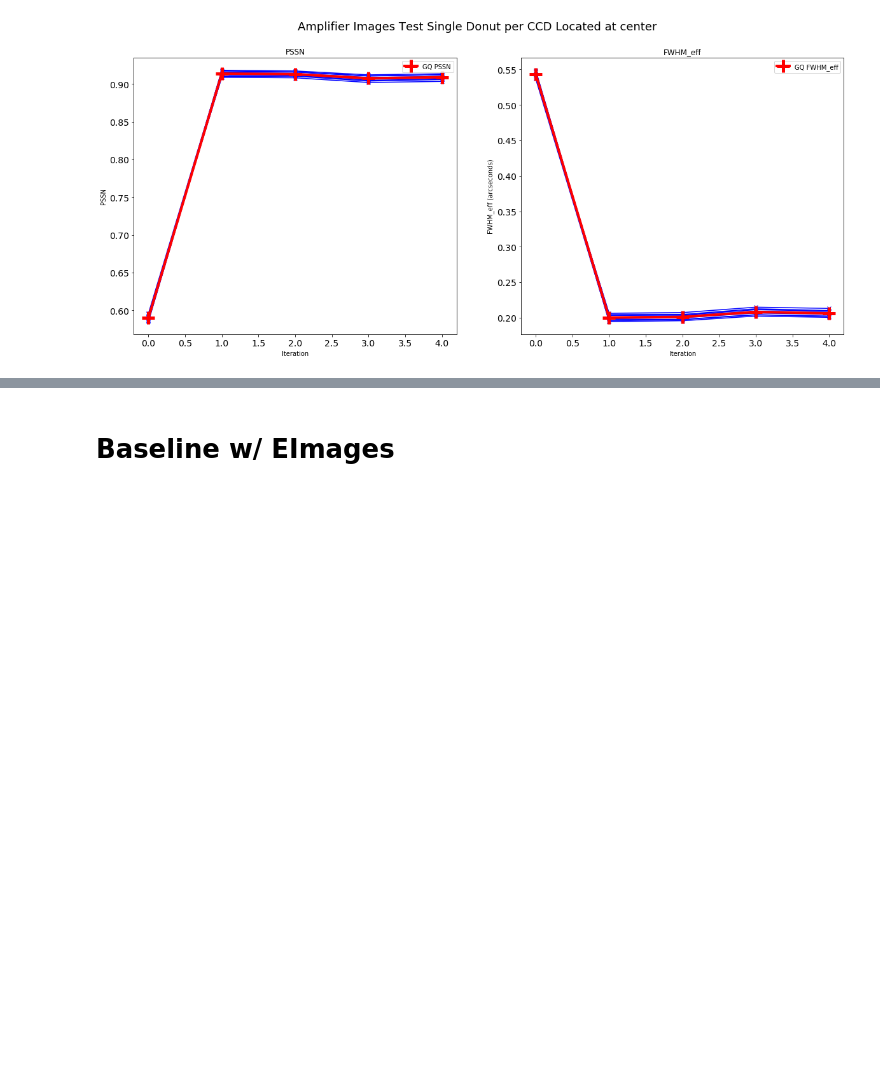
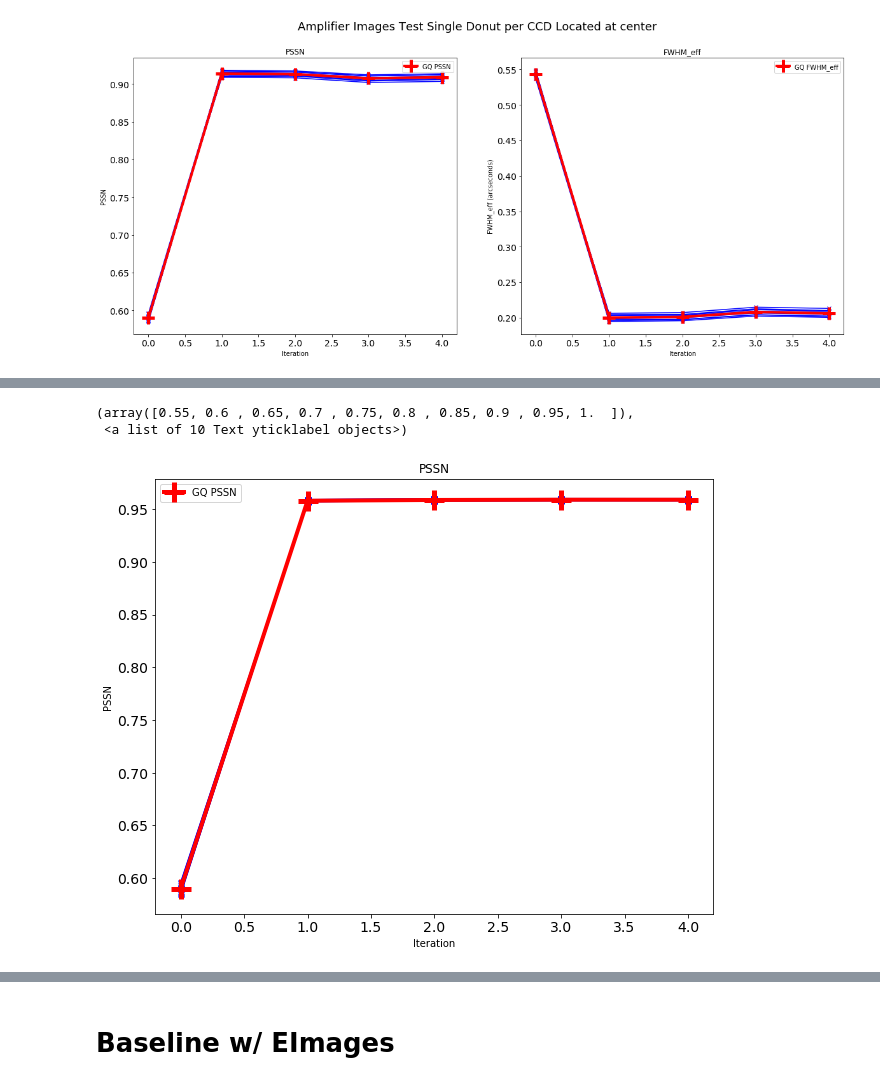
Before and after one commit to lsst-ts/ts_phosim, a Jupyter notebook: notebooks/analysis_notebooks/closeLoopResults.ipynb, the cells around one changed output, grey strips where cells are left out. Saved outputs shown, nothing was run; the diff lists cells and outputs as text; code cells hidden in the pictures; blank space fills up the shorter version.

```diff
--- a/notebooks/analysis_notebooks/closeLoopResults.ipynb
+++ b/notebooks/analysis_notebooks/closeLoopResults.ipynb
@@ -367,0 +431,28 @@ plt.yticks(size=14)
+# %%
+pssn_data = []
+fwhm_data = []
+#data_path = '/astro/users/brycek/epyc/users/brycek/Commissioning/aos/ts_phosim/notebooks/analysis_scripts/test_output/masterBranchCloseLoop'
+for iterNum in range(num_iters):
+    pssn_filename = os.path.join(data_path, 'iter%i' % iterNum, 'img/PSSN.txt')
+    pssn_file_array = np.genfromtxt(pssn_filename)
+    pssn_data.append(pssn_file_array[0])
+    fwhm_data.append(pssn_file_array[1])
+pssn_data = np.array(pssn_data)
+fwhm_data = np.array(fwhm_data)
+# %%
+fig = plt.figure(figsize=(10, 8))
+num_ccds = 9
+for i in range(num_ccds):
+    plt.plot(np.arange(num_iters), pssn_data[:,i], c='b', marker='x')
+plt.plot(np.arange(num_iters), pssn_data[:,num_ccds], lw=4, marker='+',
+         ms=20, markeredgewidth=5, c='r', label='GQ PSSN')
+plt.legend()
+plt.xlabel('Iteration')
+plt.ylabel('PSSN')
+plt.title('PSSN')
+plt.xticks(size=14)
+plt.yticks(size=14)
+# %% [output]
+(array([0.55, 0.6 , 0.65, 0.7 , 0.75, 0.8 , 0.85, 0.9 , 0.95, 1.  ]),
+ <a list of 10 Text yticklabel objects>)
+[figure, added]
```
Also changed, not shown: parts of 56 cells of this notebook.
